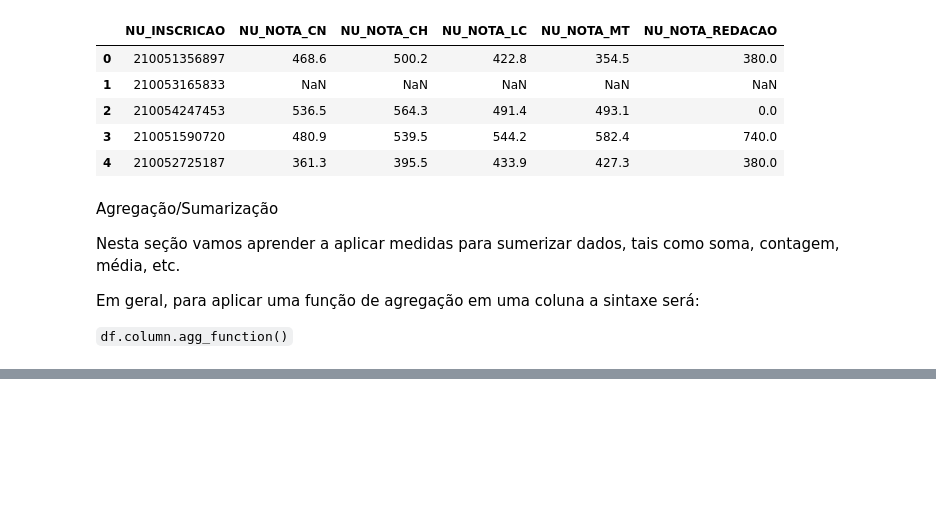
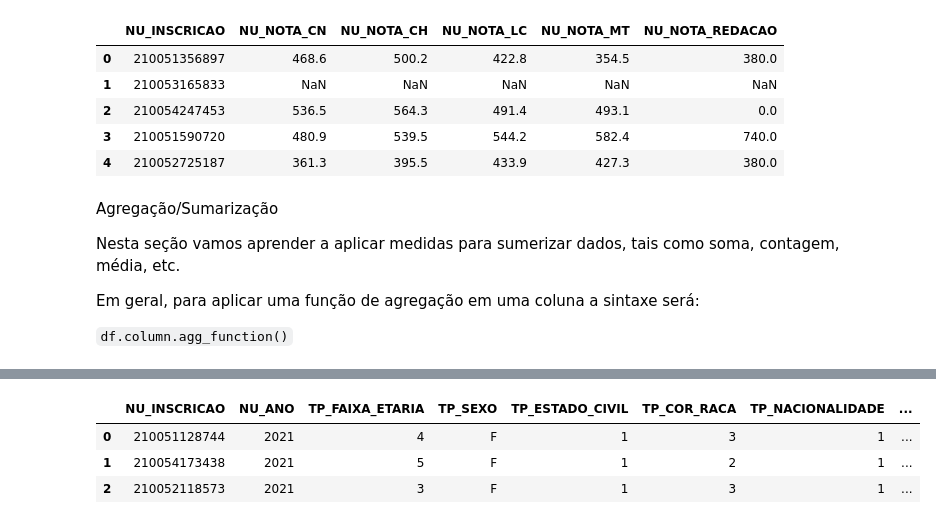
Before and after one commit to leandroclv/python_analise_dados_udemy, a Jupyter notebook: analise_de_dados.ipynb, the cells around one changed output, grey strips where cells are left out. Drawn from its saved outputs; the diff is of its cells as text; code cells hidden in the pictures; blank space fills up the shorter version.

```diff
--- a/analise_de_dados.ipynb
+++ b/analise_de_dados.ipynb
@@ -889,0 +927,3 @@ Em geral, para aplicar uma função de agregação em uma coluna a sintaxe será
+# %%
+provas = df.columns[(df.columns.str.contains('NOTA')) & (~df.columns.str.contains('COMP'))].tolist()
+idCandidato = ['NU_INSCRICAO']
@@ -889,0 +1087,9 @@ Em geral, para aplicar uma função de agregação em uma coluna a sintaxe será
+# %%
+df_copy = df.copy()
+df_copy['MEAN'] = df[provas].mean(axis=1)
+df_copy.head(3)
+# %% [output]
+|  | NU_INSCRICAO | NU_ANO | TP_FAIXA_ETARIA | TP_SEXO | TP_ESTADO_CIVIL | TP_COR_RACA | TP_NACIONALIDADE | ... |
+| 0 | 210051128744 | 2021 | 4 | F | 1 | 3 | 1 | ... |
+| 1 | 210054173438 | 2021 | 5 | F | 1 | 2 | 1 | ... |
+| 2 | 210052118573 | 2021 | 3 | F | 1 | 3 | 1 | ... |
```
Also changed, not shown: parts of 30 cells of this notebook.
